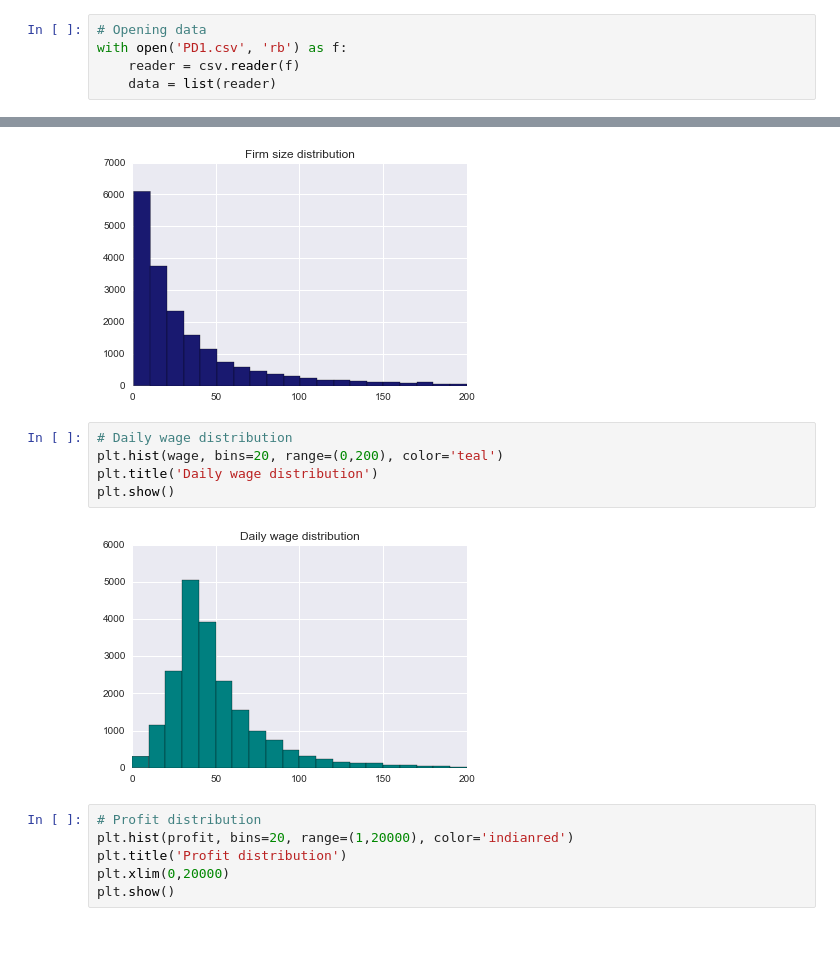
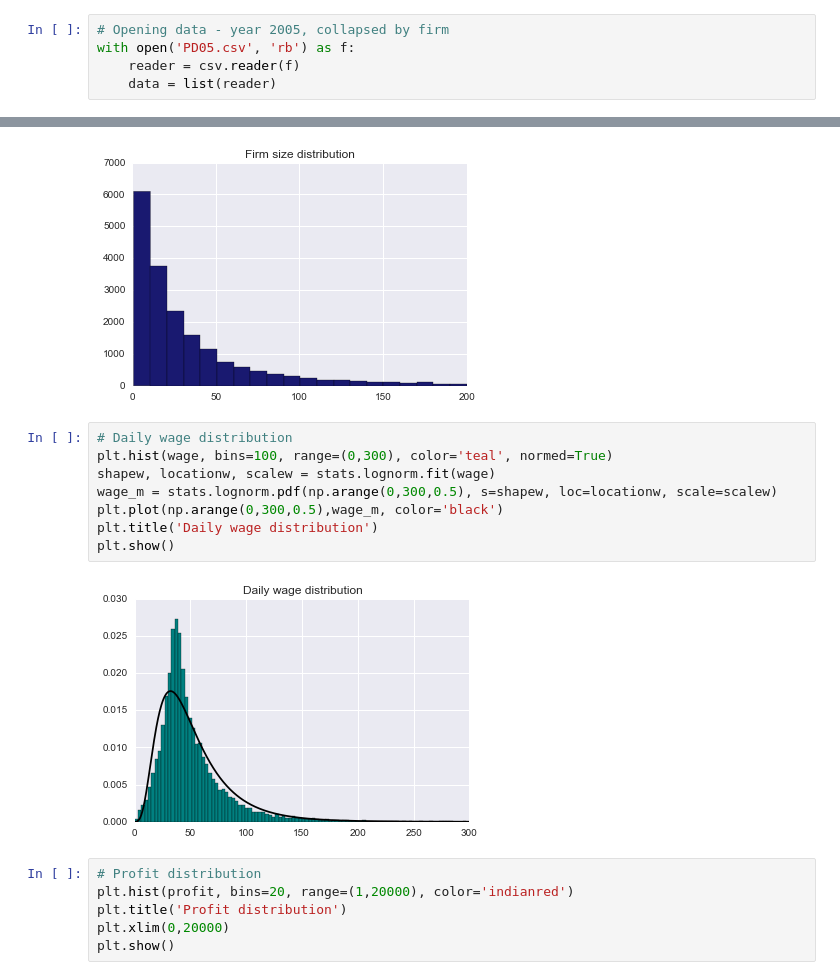
Before and after one commit to davidrpugh/assortative-matching-large-firms, a Jupyter notebook: Histograms.ipynb, the cells around one changed output, grey strips where cells are left out. Drawn from its saved outputs; the diff is of its cells as text; blank space fills up the shorter version.

Commit message:
Cleaned up histograms (2005)

```diff
--- a/Histograms.ipynb
+++ b/Histograms.ipynb
@@ -11,8 +11,8 @@ from scipy import stats
 # %% [markdown]
 ## 1. Reading and storing the data
 # %%
-# Opening data
-with open('PD1.csv', 'rb') as f:
+# Opening data - year 2005, collapsed by firm
+with open('PD05.csv', 'rb') as f:
     reader = csv.reader(f)
     data = list(reader)
 # %%
@@ -68,11 +68,14 @@ plt.show()
 [figure]
 # %%
 # Daily wage distribution
-plt.hist(wage, bins=20, range=(0,200), color='teal')
+plt.hist(wage, bins=100, range=(0,300), color='teal', normed=True)
+shapew, locationw, scalew = stats.lognorm.fit(wage)
+wage_m = stats.lognorm.pdf(np.arange(0,300,0.5), s=shapew, loc=locationw, scale=scalew)
+plt.plot(np.arange(0,300,0.5),wage_m, color='black')
 plt.title('Daily wage distribution')
 plt.show()
 # %% [output]
-[figure, old version]
+[figure, new version]
 # %%
 # Profit distribution
 plt.hist(profit, bins=20, range=(1,20000), color='indianred')
```
Also changed, not shown: parts of 16 cells of this notebook.
